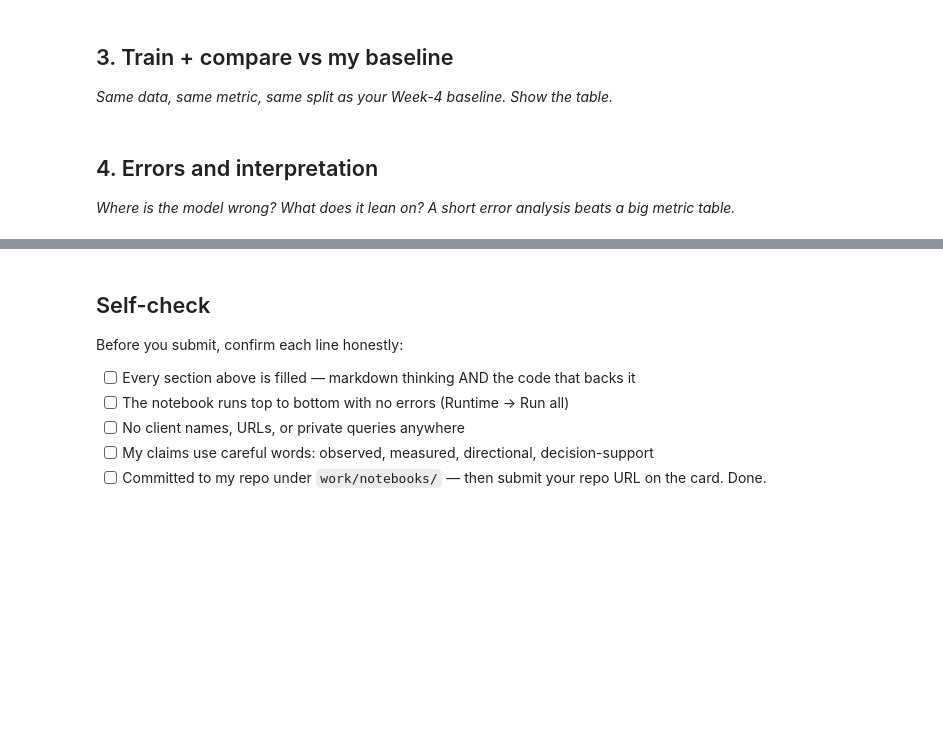
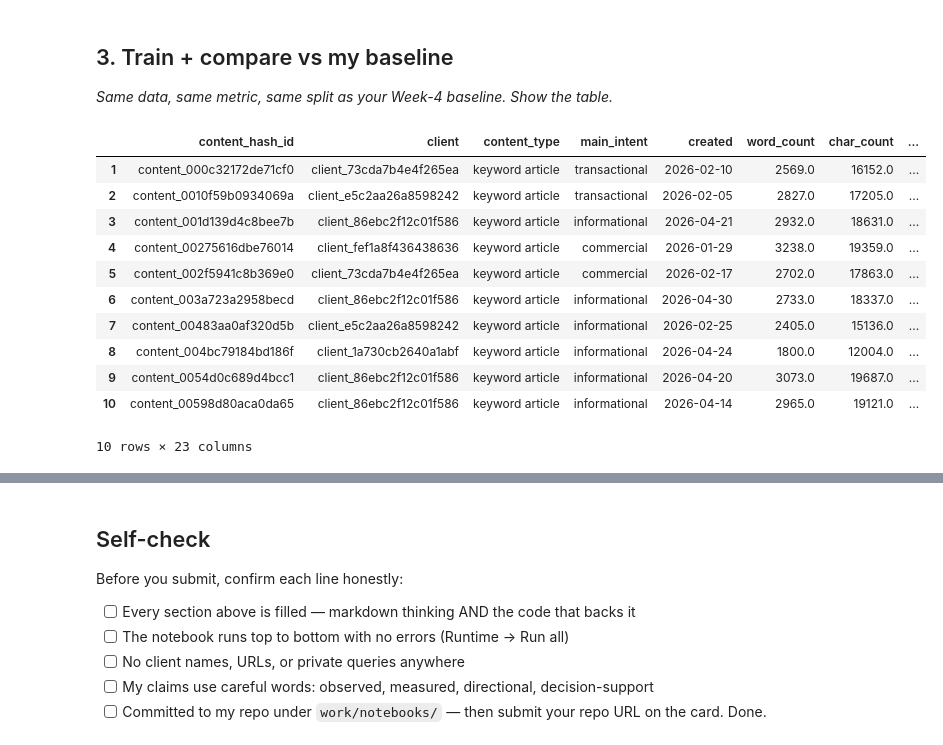
Before and after one commit to adeleke1508/flyrank_week_one_ml_project_1, a Jupyter notebook: work/notebooks/w05_model.ipynb, the cells around one changed output, grey strips where cells are left out. Cells and saved outputs as stored; diff of their text form; code cells hidden in the pictures; blank space fills up the shorter version.

```diff
--- a/work/notebooks/w05_model.ipynb
+++ b/work/notebooks/w05_model.ipynb
@@ -26,0 +104,4 @@ from sklearn.metrics import silhouette_score
+# %%
+df['old'] = np.where(df['content_created_date'] <= '2026-03-15' , 1, 0)
+conditions = (df['old']==1) & (df['content_updated_date'] <='2026-06-13')
+df['old_but_updated_recently'] = np.where(conditions, 0, 1)
@@ -34,3 +139,7 @@ from sklearn.metrics import silhouette_score
 # %%
 # This cell is for CODE (numbers, a query, a check).
 # Write your text answer in the cell ABOVE this one — typing sentences here breaks Run All.
+
+d = df.copy()
+d['report_date'] = pd.to_datetime(d['report_date'])
+d['pos_x_imp'] = d['gsc_avg_position'] * d['gsc_impressions']
@@ -36,0 +169,27 @@ from sklearn.metrics import silhouette_score
+# %%
+pages = (d.sort_values('report_date')).groupby('content_hash_id').agg(client=('client_hash_id_x', 'first'),
+                content_type=('content_type', 'first'),
+                main_intent=('main_intent', 'first'),
+                created=('content_created_date', 'min'),
+                word_count=('word_count', 'first'),
+                char_count=('char_count', 'first'),
+                keyword_token_count=('keyword_token_count', 'first'),
+                url_char_count=('url_char_count', 'first'),
+                category_count=('category_count', 'first'),
+                backlinks=('backlinks', 'first'),
+                search_volume=('search_volume', 'first'),
+                competition=('competition', 'first'),
+                cpc=('cpc', 'first'),
+                impressions=('gsc_impressions', 'sum'),
+                clicks=('gsc_clicks', 'sum'),
+                old=('old', 'last'),
+                old_but_updated_recently=('old_but_updated_recently', 'last'),
+                pos_x_imp=('pos_x_imp', 'sum'),
+                n_reports=('report_date', 'nunique')).reset_index()
+# %%
+pages['avg_position'] = pages['pos_x_imp'] / pages['impressions']
+pages['ctr'] = pages['clicks'] / pages['impressions']
+pages = pages[pages['impressions'] >= 100].copy()
+pages['pos_bucket'] = pd.cut(pages['avg_position'], [0, 3, 5, 7, 10, 20, 50, 100])
+
+print("pages:", len(pages), "| unique ids:", pages['content_hash_id'].nunique())
@@ -38,6 +250,21 @@ from sklearn.metrics import silhouette_score
 ## 3. Train + compare vs my baseline
 
 *Same data, same metric, same split as your Week-4 baseline. Show the table.*
+# %%
+pages.head(10)
+# %% [output]
+|  | content_hash_id | client | content_type | main_intent | created | word_count | char_count | ... |
+| 1 | content_000c32172de71cf0 | client_73cda7b4e4f265ea | keyword article | transactional | 2026-02-10 | 2569.0 | 16152.0 | ... |
+| 2 | content_0010f59b0934069a | client_e5c2aa26a8598242 | keyword article | transactional | 2026-02-05 | 2827.0 | 17205.0 | ... |
+| 3 | content_001d139d4c8bee7b | client_86ebc2f12c01f586 | keyword article | informational | 2026-04-21 | 2932.0 | 18631.0 | ... |
+| 4 | content_00275616dbe76014 | client_fef1a8f436438636 | keyword article | commercial | 2026-01-29 | 3238.0 | 19359.0 | ... |
+| 5 | content_002f5941c8b369e0 | client_73cda7b4e4f265ea | keyword article | commercial | 2026-02-17 | 2702.0 | 17863.0 | ... |
+| 6 | content_003a723a2958becd | client_86ebc2f12c01f586 | keyword article | informational | 2026-04-30 | 2733.0 | 18337.0 | ... |
+| 7 | content_00483aa0af320d5b | client_e5c2aa26a8598242 | keyword article | informational | 2026-02-25 | 2405.0 | 15136.0 | ... |
+| 8 | content_004bc79184bd186f | client_1a730cb2640a1abf | keyword article | informational | 2026-04-24 | 1800.0 | 12004.0 | ... |
+| 9 | content_0054d0c689d4bcc1 | client_86ebc2f12c01f586 | keyword article | informational | 2026-04-20 | 3073.0 | 19687.0 | ... |
+| 10 | content_00598d80aca0da65 | client_86ebc2f12c01f586 | keyword article | informational | 2026-04-14 | 2965.0 | 19121.0 | ... |
+10 rows × 23 columns
 # %%
 # This cell is for CODE (numbers, a query, a check).
 # Write your text answer in the cell ABOVE this one — typing sentences here breaks Run All.
@@ -44,4 +272,0 @@ from sklearn.metrics import silhouette_score
-# %% [markdown]
-## 4. Errors and interpretation
-
-*Where is the model wrong? What does it lean on? A short error analysis beats a big metric table.*
```
Also changed, not shown: parts of 41 cells of this notebook.
